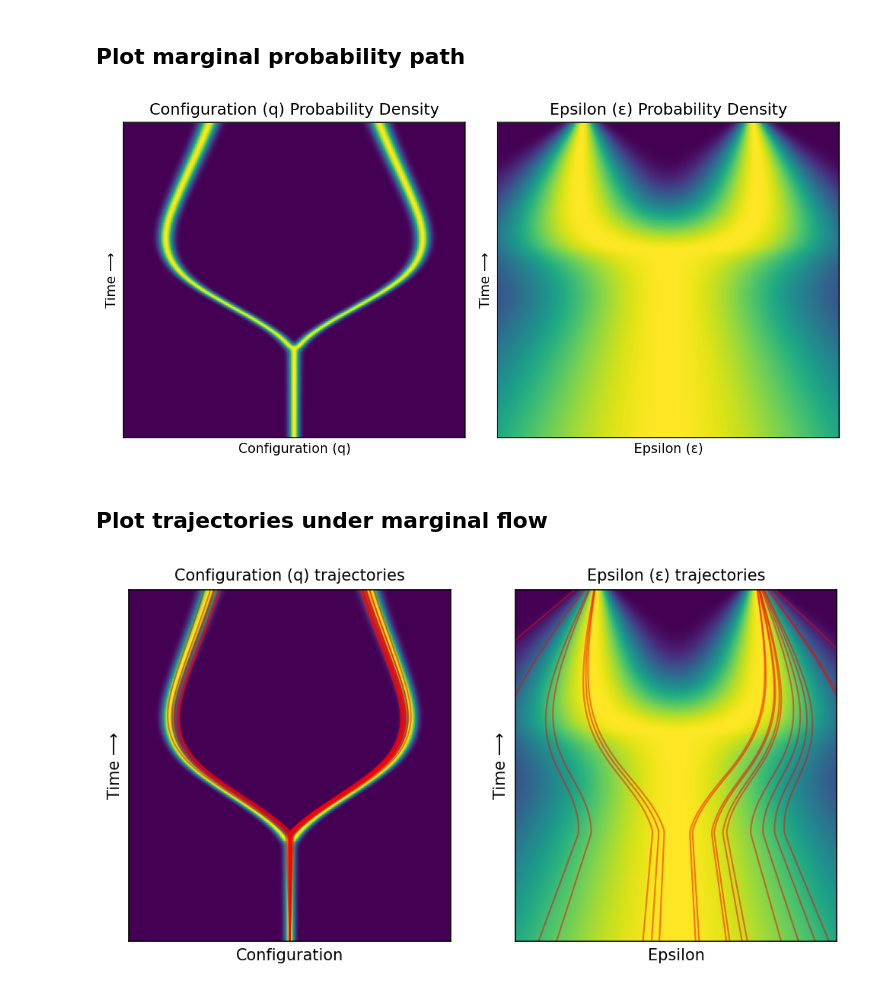
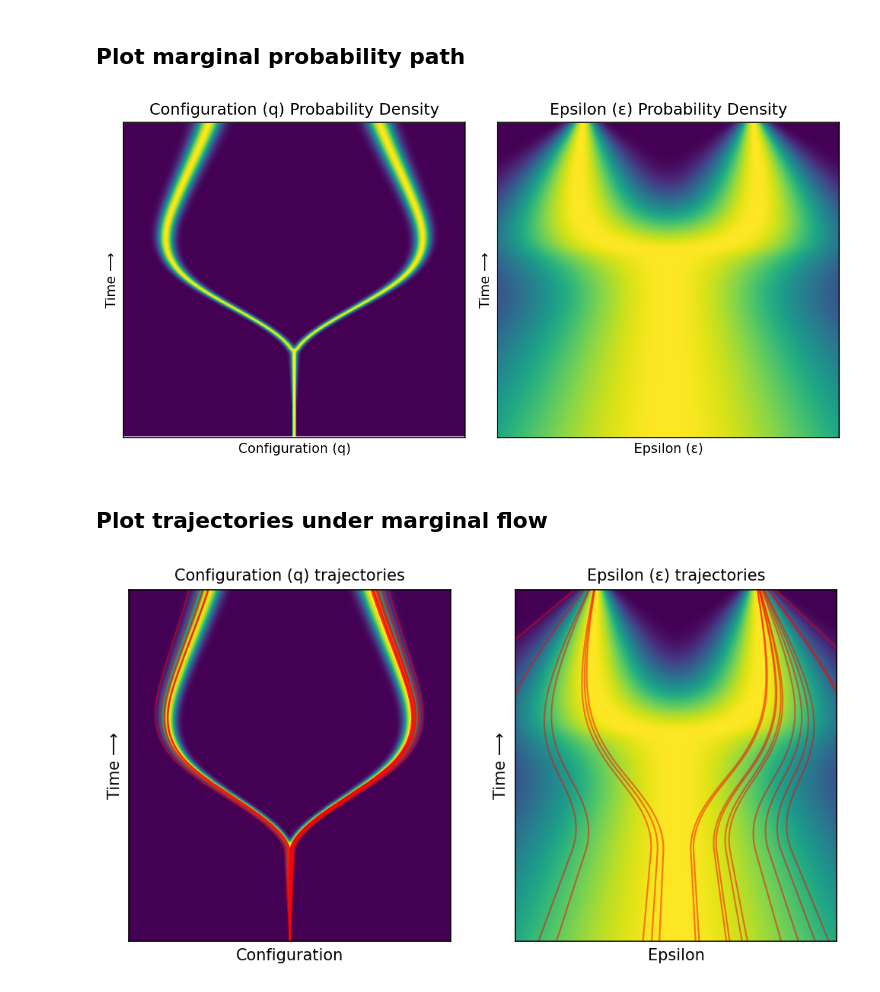
Before and after one commit to willh003/flowvis, a Jupyter notebook: notebooks/stochastic/wine-glass-demos.ipynb, the cells around one changed output. Cells and saved outputs as stored; diff of their text form; code cells hidden in the pictures.

```diff
--- a/notebooks/stochastic/wine-glass-demos.ipynb
+++ b/notebooks/stochastic/wine-glass-demos.ipynb
@@ -124,14 +124,14 @@ plt.show()
 # %% [markdown]
 # Marginal flow
 # %%
-fp = StochasticFlowPolicy(trajectories=[traj_right, traj_left], prior=[0.5, 0.5], σ0=0.02, σ1=0.05)
+fp = StochasticFlowPolicy(trajectories=[traj_right, traj_left], prior=[0.5, 0.5], σ0=0.0001, σ1=0.05)
 # %% [markdown]
 ## Plot marginal probability path
 # %%
 fig = plt.figure(figsize=(8, 4), dpi=150)
 
 xs = np.linspace(-1, 1, 200)
-ts = np.linspace(0, 1, 200)
+ts = np.linspace(0, 1, 400)
 
 gs = fig.add_gridspec(1, 2, width_ratios=[1, 1])
 ax1 = fig.add_subplot(gs[0])
@@ -151,21 +151,21 @@ ax2.set_ylabel('Time ⟶')
 plt.tight_layout()
 plt.show()
 # %% [output]
-[figure, old version]
+[figure, new version]
 # %% [markdown]
 ## Plot trajectories under marginal flow
 # %%
 q_starts = [0.0] * 20
 ε_starts = np.random.randn(20)
 
 fig = plt.figure(figsize=(8, 4), dpi=150)
 
 gs = fig.add_gridspec(1, 2, width_ratios=[1, 1])
 ax1 = fig.add_subplot(gs[0])
 ax2 = fig.add_subplot(gs[1])
 
-plot_probability_density_with_trajectories_q(fp, ax1, q_starts, ε_starts)
-plot_probability_density_with_trajectories_ε(fp, ax2, q_starts, ε_starts)
+plot_probability_density_with_trajectories_q(fp, ax1, q_starts, ε_starts, num_points_x=400)
+plot_probability_density_with_trajectories_ε(fp, ax2, q_starts, ε_starts, num_points_x=400)
 plt.show()
 # %% [output]
-[figure, old version]
+[figure, new version]
```
Also changed, not shown: parts of 3 cells of this notebook, 1 other file.
